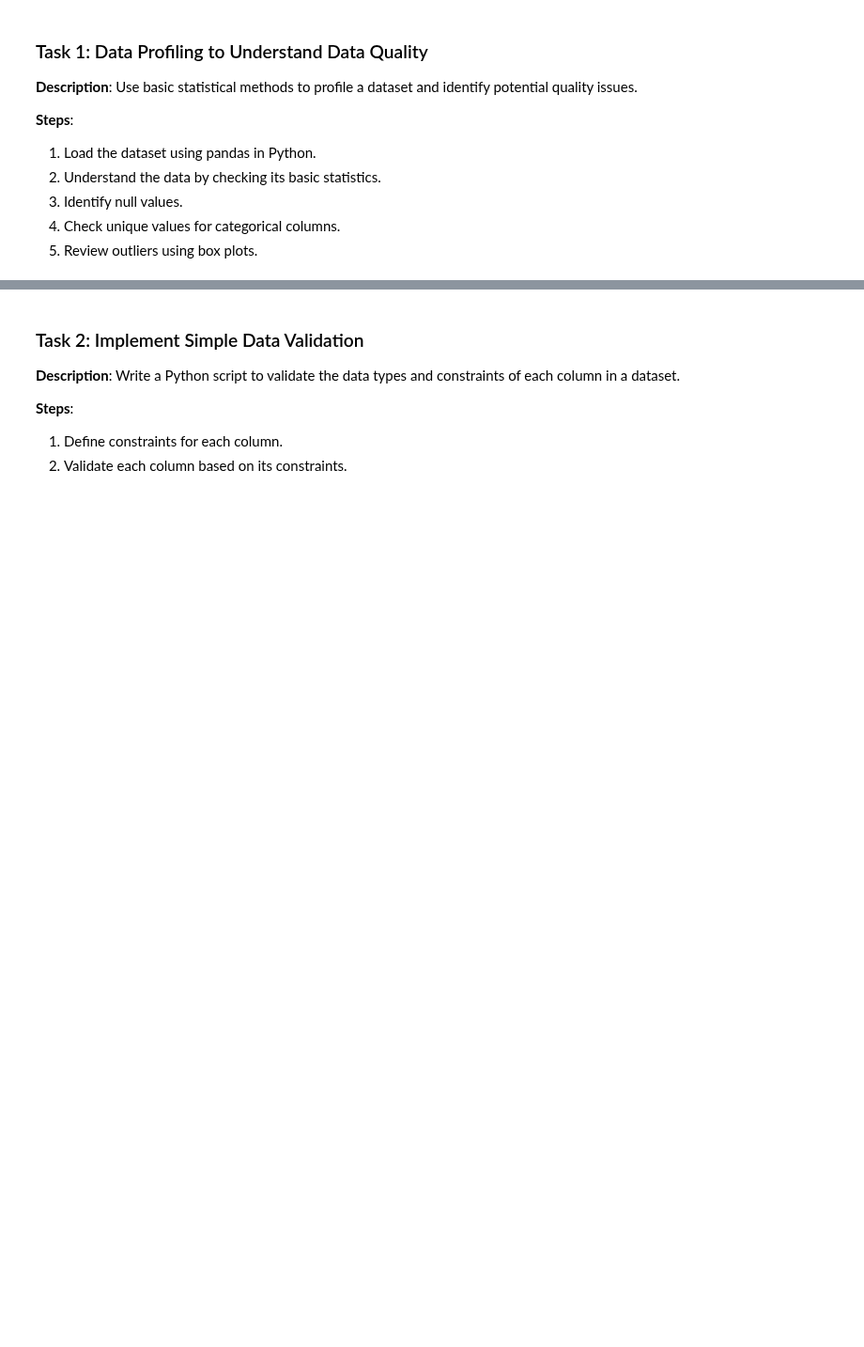
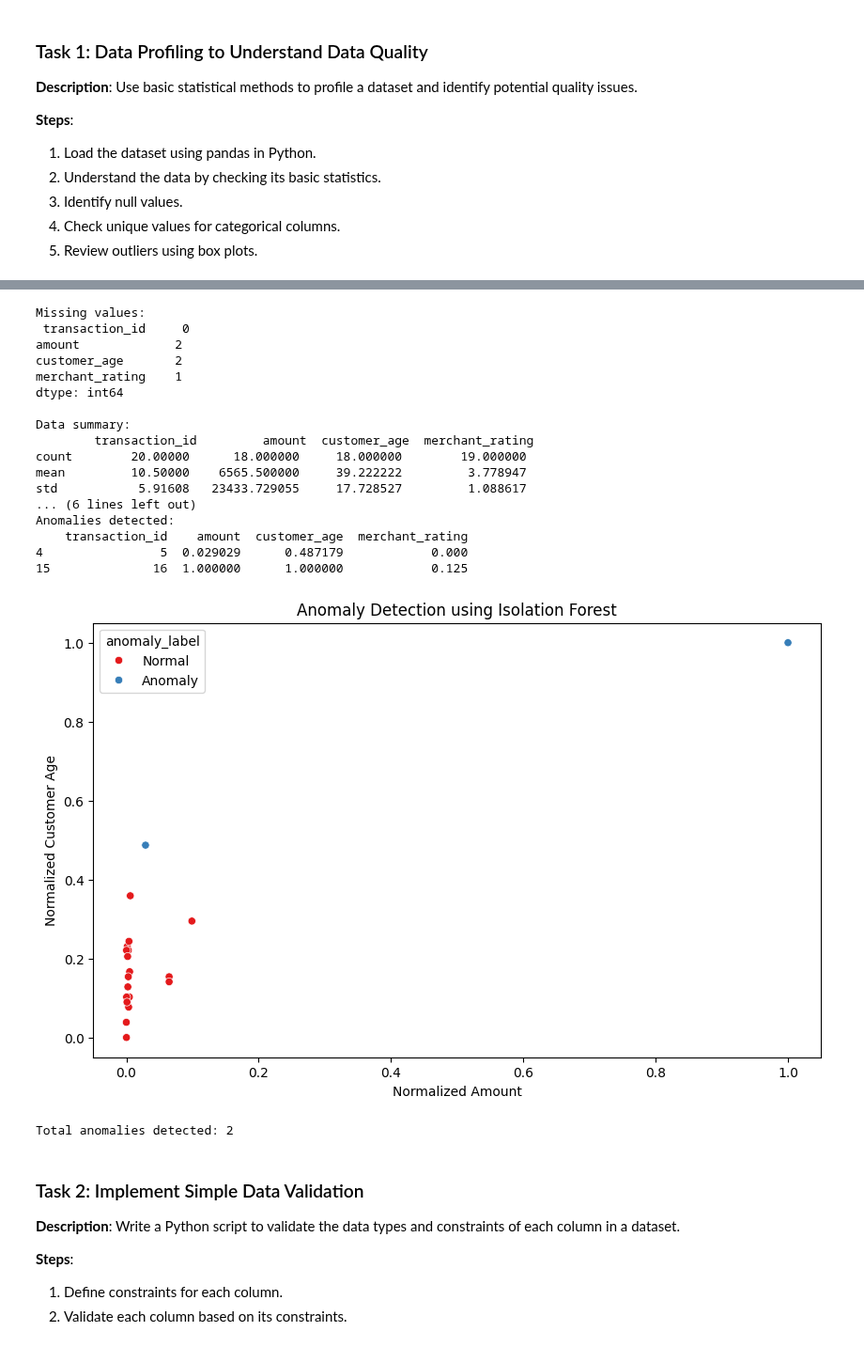
Before and after one commit to Gayathrichandrashekar/AI_DATA_ANALYSIS_, a Jupyter notebook: src/Module 11/Introduction to Advanced Data Quality Strategies/Ques_1.ipynb, the cells around one changed output, grey strips where cells are left out. Shown at 94% size. Drawn from its saved outputs; the diff is of its cells as text; code cells hidden in the pictures; blank space fills up the shorter version.

Commit message:
Added Ques_1.ipynb for advanced data quality strategies module

```diff
--- a/src/Module 11/Introduction to Advanced Data Quality Strategies/Ques_1.ipynb
+++ b/src/Module 11/Introduction to Advanced Data Quality Strategies/Ques_1.ipynb
@@ -91,3 +11,76 @@ ModuleNotFoundError: No module named 'Ques_1'
+# %%
+import pandas as pd
+import numpy as np
+from sklearn.preprocessing import MinMaxScaler
+from sklearn.ensemble import IsolationForest
+import matplotlib.pyplot as plt
+import seaborn as sns
+
+# Create sample data with missing values and outliers
+data = {
+    'transaction_id': range(1, 21),
+    'amount': [100, 250, 400, np.nan, 3000, 120, 560, 450, 600, 700,
+               9999, 130, 300, np.nan, 140, 100000, 200, 500, 330, 400],
+    'customer_age': [25, 40, np.nan, 34, 60, 22, 30, 28, 35, 50,
+                     45, np.nan, 38, 33, 30, 100, 29, 41, 32, 34],
+    'merchant_rating': [4.5, 4.0, 3.5, 5.0, 1.0, 4.3, np.nan, 4.2, 3.8, 4.6,
+                        2.0, 4.7, 4.1, 4.3, 3.9, 1.5, 4.0, 4.5, 3.7, 4.2]
+}
+df = pd.DataFrame(data)
+
+# Data profiling
+print("Missing values:\n", df.isnull().sum())
+print("\nData summary:\n", df.describe())
+
+# Data cleaning
+df_filled = df.fillna(df.mean(numeric_only=True))
+df_filled = df_filled.drop_duplicates()
+
+# Data normalization
+numeric_cols = ['amount', 'customer_age', 'merchant_rating']
+scaler = MinMaxScaler()
+df_normalized = df_filled.copy()
+df_normalized[numeric_cols] = scaler.fit_transform(df_normalized[numeric_cols])
+
+# Anomaly detection using Isolation Forest
+clf = IsolationForest(contamination=0.1, random_state=42)
+df_normalized['anomaly'] = clf.fit_predict(df_normalized[numeric_cols])
+df_normalized['anomaly_label'] = df_normalized['anomaly'].map({1: 'Normal', -1: 'Anomaly'})
+
+# Output results
+print("\nAnomalies detected:")
+print(df_normalized[df_normalized['anomaly_label'] == 'Anomaly'][['transaction_id', 'amount', 'customer_age', 'merchant_rating']])
+
+# Visualization
+plt.figure(figsize=(10, 6))
+sns.scatterplot(data=df_normalized, x='amount', y='customer_age', hue='anomaly_label', palette='Set1')
+plt.title('Anomaly Detection using Isolation Forest')
+plt.xlabel('Normalized Amount')
+plt.ylabel('Normalized Customer Age')
+plt.show()
+
+# Final count
+print(f"\nTotal anomalies detected: {(df_normalized['anomaly_label'] == 'Anomaly').sum()}")
+# %% [output]
+Missing values:
+ transaction_id     0
+amount             2
+customer_age       2
+merchant_rating    1
+dtype: int64
+
+Data summary:
+        transaction_id         amount  customer_age  merchant_rating
+count        20.00000      18.000000     18.000000        19.000000
+mean         10.50000    6565.500000     39.222222         3.778947
+std           5.91608   23433.729055     17.728527         1.088617
+... (6 lines left out)
+Anomalies detected:
+    transaction_id    amount  customer_age  merchant_rating
+4                5  0.029029      0.487179            0.000
+15              16  1.000000      1.000000            0.125
+[figure, added]
+Total anomalies detected: 2
 # %% [markdown]
 ### Task 2: Implement Simple Data Validation
 **Description**: Write a Python script to validate the data types and constraints of each column in a dataset.
```
Also changed, not shown: parts of 1 cell of this notebook.
